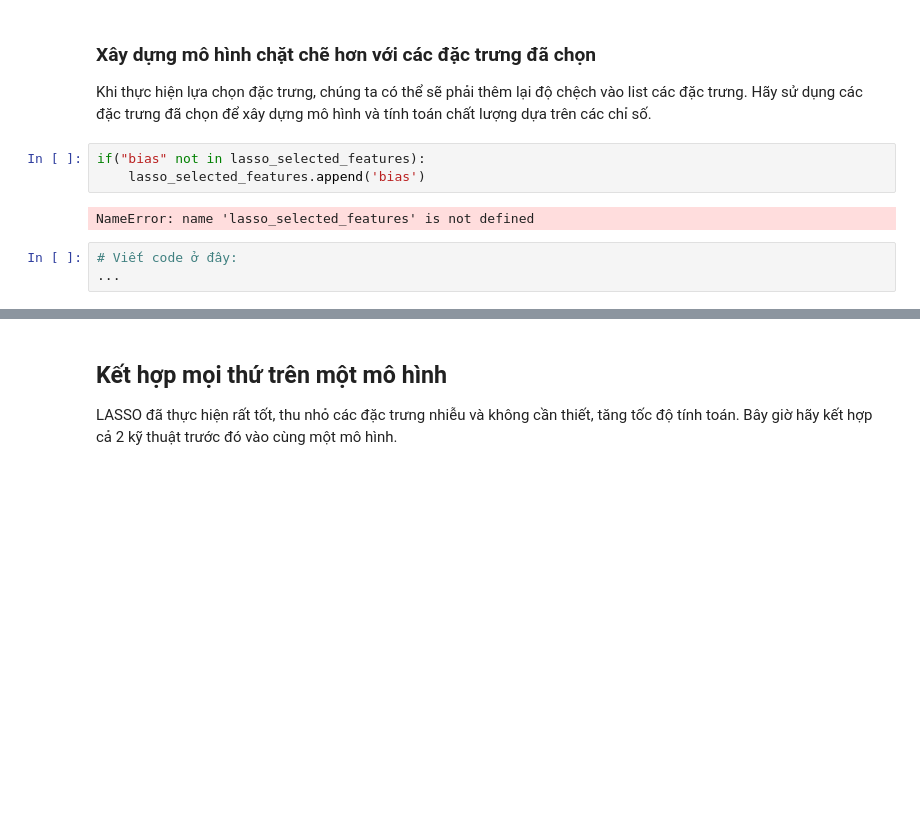
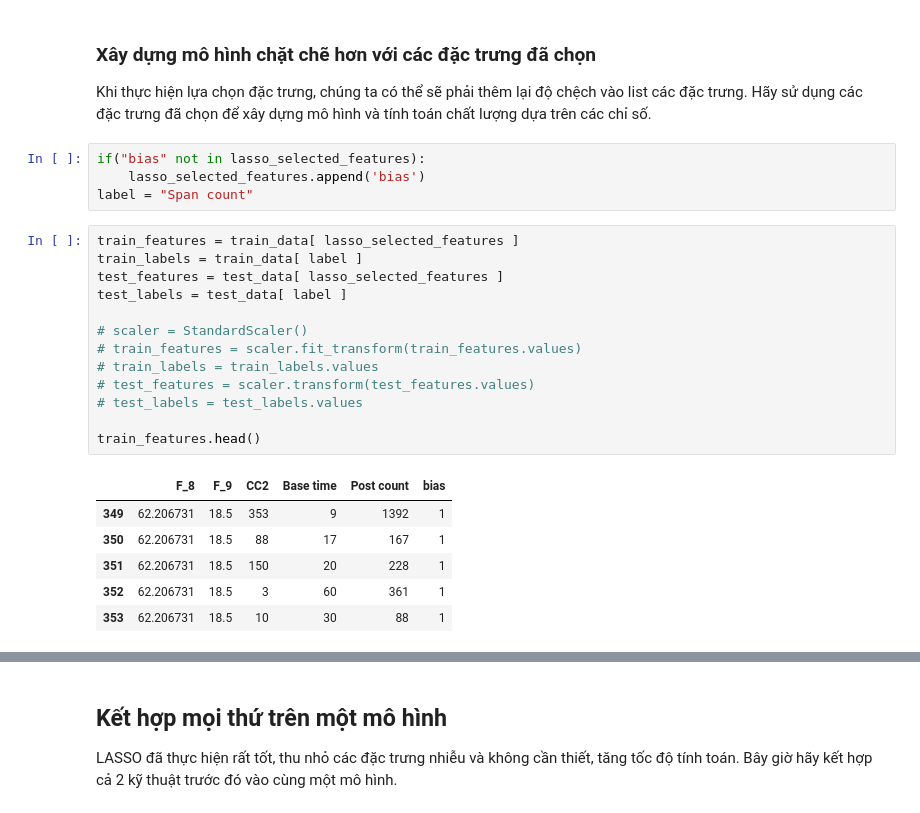
Before and after one commit to aidino/funix, a Jupyter notebook: labs/c2-regression/assignment-1/asm1.ipynb, the cells around one changed output, grey strips where cells are left out. Drawn from its saved outputs; the diff is of its cells as text; blank space fills up the shorter version.

```diff
--- a/labs/c2-regression/assignment-1/asm1.ipynb
+++ b/labs/c2-regression/assignment-1/asm1.ipynb
@@ -318,8 +324,24 @@ Khi thực hiện lựa chọn đặc trưng, chúng ta có thể sẽ phải th
 # %%
 if("bias" not in lasso_selected_features):
     lasso_selected_features.append('bias')
+label = "Span count"
-# %% [output]
-NameError: name 'lasso_selected_features' is not defined
-# %%
-# Viết code ở đây:
-...
+# %%
+train_features = train_data[ lasso_selected_features ]
+train_labels = train_data[ label ]
+test_features = test_data[ lasso_selected_features ]
+test_labels = test_data[ label ]
+
+# scaler = StandardScaler()
+# train_features = scaler.fit_transform(train_features.values)
+# train_labels = train_labels.values
+# test_features = scaler.transform(test_features.values)
+# test_labels = test_labels.values
+
+train_features.head()
+# %% [output]
+|  | F_8 | F_9 | CC2 | Base time | Post count | bias |
+| 349 | 62.206731 | 18.5 | 353 | 9 | 1392 | 1 |
+| 350 | 62.206731 | 18.5 | 88 | 17 | 167 | 1 |
+| 351 | 62.206731 | 18.5 | 150 | 20 | 228 | 1 |
+| 352 | 62.206731 | 18.5 | 3 | 60 | 361 | 1 |
+| 353 | 62.206731 | 18.5 | 10 | 30 | 88 | 1 |
```
Also changed, not shown: parts of 8 cells of this notebook.
